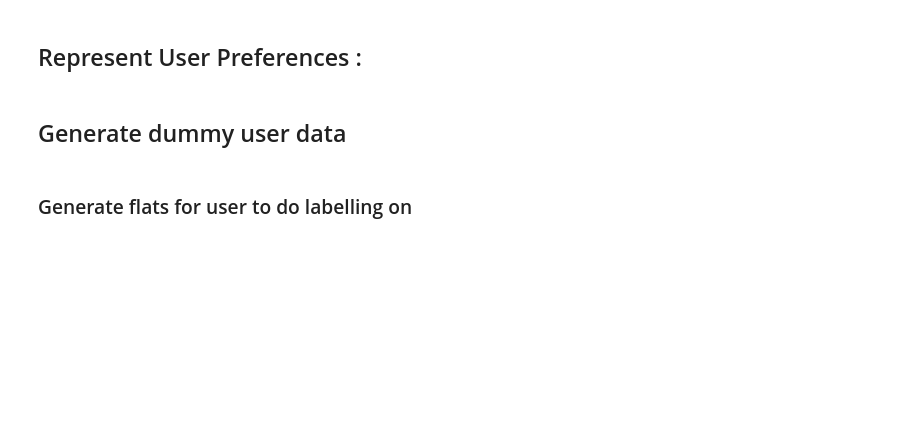
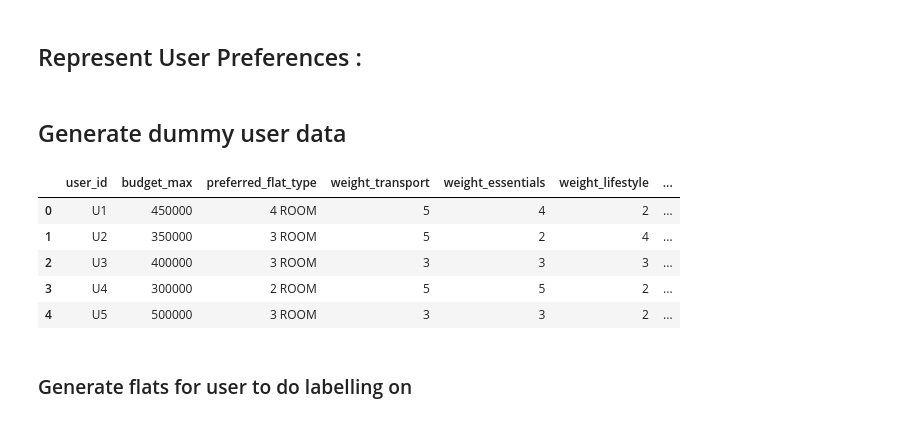
Before and after one commit to casperngeen/cs3264-hdb, a Jupyter notebook: process_data.ipynb, the cells around one changed output. Cells and saved outputs as stored; diff of their text form; code cells hidden in the pictures; blank space fills up the shorter version.

```diff
--- a/process_data.ipynb
+++ b/process_data.ipynb
@@ -304,6 +304,15 @@ for i in range(300): # change value if we need more users
     })
 
 df_users = pd.DataFrame(users)
+# %%
+df_users.head()
+# %% [output]
+|  | user_id | budget_max | preferred_flat_type | weight_transport | weight_essentials | weight_lifestyle | ... |
+| 0 | U1 | 450000 | 4 ROOM | 5 | 4 | 2 | ... |
+| 1 | U2 | 350000 | 3 ROOM | 5 | 2 | 4 | ... |
+| 2 | U3 | 400000 | 3 ROOM | 3 | 3 | 3 | ... |
+| 3 | U4 | 300000 | 2 ROOM | 5 | 5 | 2 | ... |
+| 4 | U5 | 500000 | 3 ROOM | 3 | 3 | 2 | ... |
 # %%
 # Comment out cos I think the region doesnt matter that much (we can add in a filter later if necessary anw)
 # # because we dont expect users to input their preference lat, long
```
Also changed, not shown: parts of 1 cell of this notebook, 2 other files.
